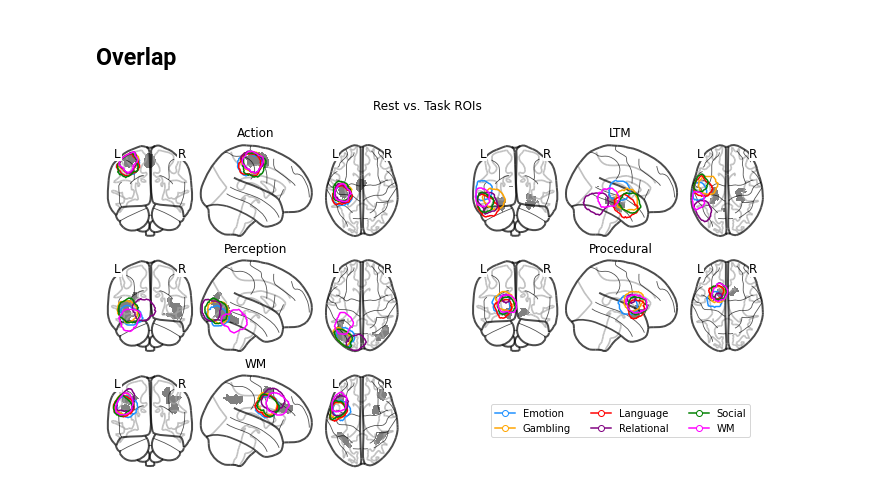
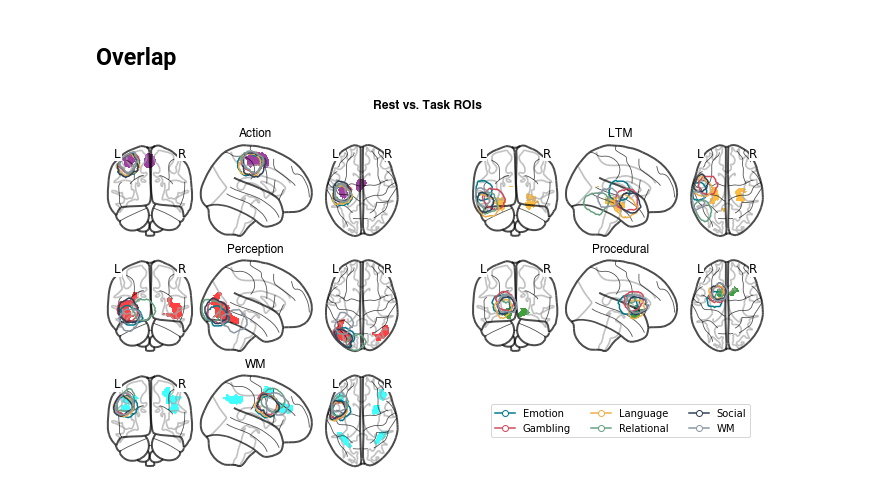
Before and after one commit to UWCCDL/CMC-DCM, a Jupyter notebook: tfMRI/vois/task_vois.ipynb, the cells around one changed output. Saved outputs shown, nothing was run; the diff lists cells and outputs as text; code cells hidden in the pictures.

```diff
--- a/tfMRI/vois/task_vois.ipynb
+++ b/tfMRI/vois/task_vois.ipynb
@@ -5,7 +5,9 @@ import matplotlib.pyplot as plt
 # %%
 voiscolors = ["purple", "orange", "red", "green", "aqua"]
 vois = ["Action", "LTM", "Perception", "Procedural", "WM"]
-taskcolors = ["dodgerblue", "orange", "red", "purple", "green", "magenta"]
+#taskcolors = ["dodgerblue", "orange", "red", "purple", "green", "magenta"]
+taskcolors = ["#00798c", "#d1495b", "#edae49", "#66a182", "#2e4057", "#8d96a3"]
+
 tasks = ["Emotion", "Gambling", "Language", "Relational", "Social", "WM"]
 vimages = [nii.load_img("Rest/VOI_%s_mask_sum.nii" % (x,)) for x in vois]
 # %% [markdown]
@@ -32,32 +34,32 @@ plt.show()
 # %%
 from matplotlib.lines import Line2D
 fig, axs = plt.subplots(3, 2, figsize=(12, 6))
 
 v_i = 0
 
 for voi, vcolor in zip(vois, voiscolors):
     vimg = nii.load_img("Rest/VOI_%s_mask_sum.nii" % (voi,))
     d=nip.plot_glass_brain(None, axes=axs.flat[v_i])
     #                      title=voi)
-    d.add_contours(vimg, levels=[1], colors="grey", filled=True)
+    d.add_contours(vimg, levels=[1], colors=vcolor, filled=True, alpha=0.75)
     for task, tcolor in zip(tasks, taskcolors):
         if task is not "Language" or voi is not "Perception":
             d.add_contours("%s/VOI_%s_mask_sum.nii" % (task, voi),
                            levels=[1], colors=tcolor)
-    axs.flat[v_i].set_title(voi)
+    axs.flat[v_i].set_title(voi, fontname="FreeSans")
     v_i = v_i + 1
 
 # Legend on last plot (empty cell)
 axs.flat[v_i].set_axis_off()
 handles = [Line2D([0], [0], marker='o', markerfacecolor='w', color=x, markersize=6) for x in taskcolors]
 axs.flat[v_i].legend(handles, tasks, loc="center", ncol=3)
 
 # Title
-fig.suptitle("Rest vs. Task ROIs")
+fig.suptitle("Rest vs. Task ROIs", fontname="FreeSans", fontweight="bold")
 #fig.tight_layout()
 
 # Save and visualize
 plt.savefig("overlap_across_tasks_and_rest.png")
 plt.show()
 # %% [output]
-[figure, old version]
+[figure, new version]
```
Also changed, not shown: 6 other files.
